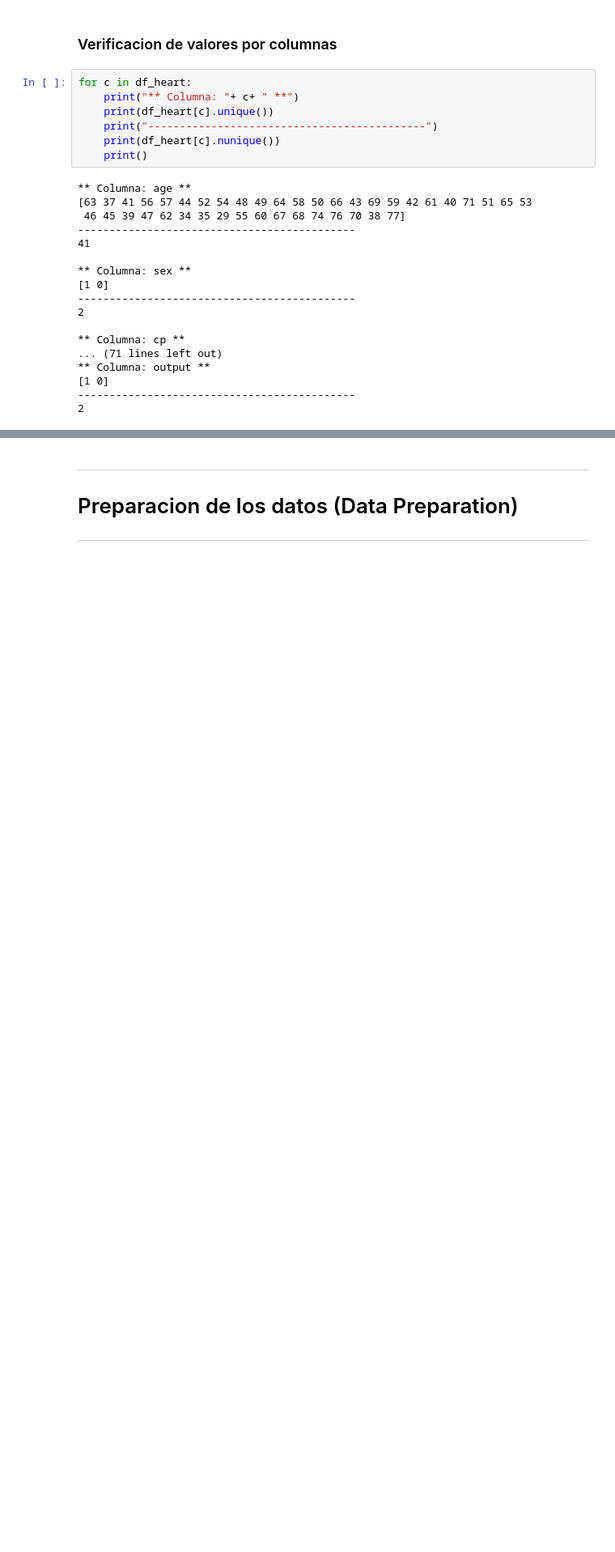
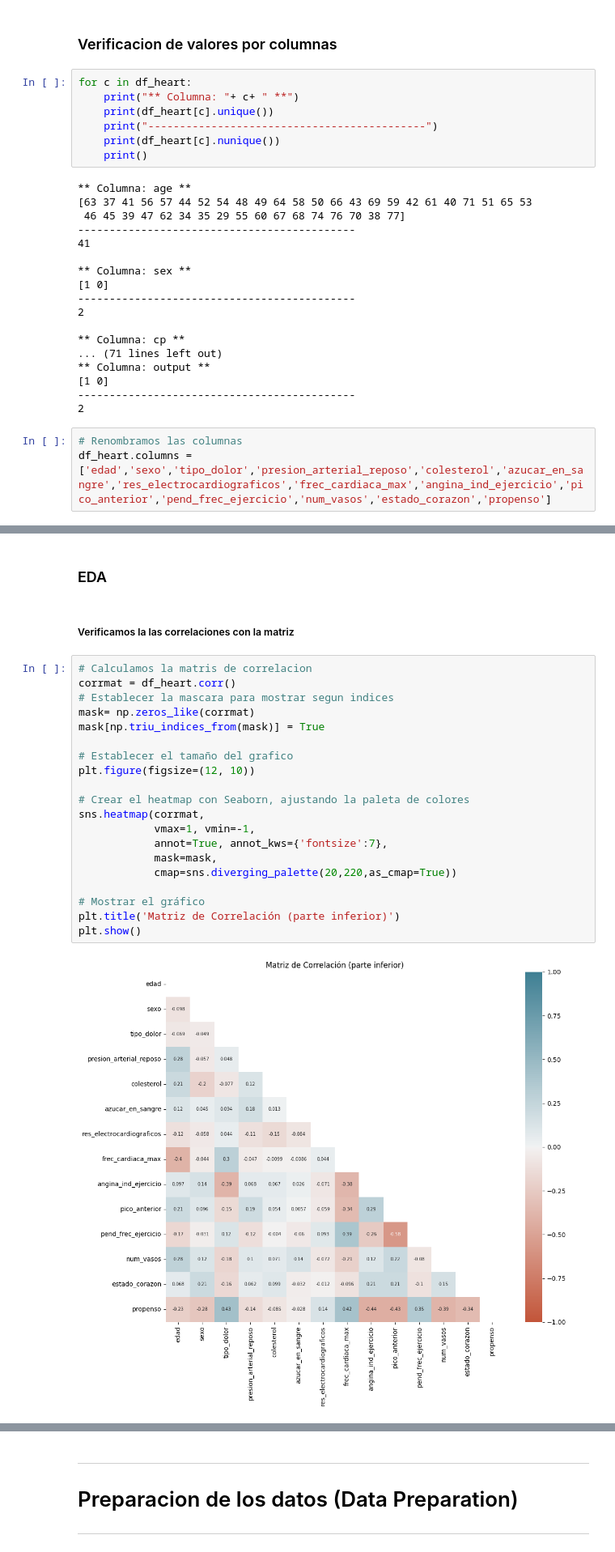
Before and after one commit to carlos1680/obligatorioML2, a Jupyter notebook: obligatorioML2.ipynb, the cells around one changed output, grey strips where cells are left out. Shown at 81% size. Cells and saved outputs as stored; diff of their text form; blank space fills up the shorter version.

```diff
--- a/obligatorioML2.ipynb
+++ b/obligatorioML2.ipynb
@@ -277,3 +322,6 @@ for c in df_heart:
 [1 0]
 --------------------------------------------
 2
+# %%
+# Renombramos las columnas
+df_heart.columns = ['edad','sexo','tipo_dolor','presion_arterial_reposo','colesterol','azucar_en_sangre','res_electrocardiograficos','frec_cardiaca_max','angina_ind_ejercicio','pico_anterior','pend_frec_ejercicio','num_vasos','estado_corazon','propenso']
@@ -279,0 +334,26 @@ for c in df_heart:
+# %% [markdown]
+### EDA
+# %% [markdown]
+##### Verificamos la las correlaciones con la matriz
+# %%
+# Calculamos la matris de correlacion
+corrmat = df_heart.corr()
+# Establecer la mascara para mostrar segun indices
+mask= np.zeros_like(corrmat)
+mask[np.triu_indices_from(mask)] = True
+
+# Establecer el tamaño del grafico
+plt.figure(figsize=(12, 10))
+
+# Crear el heatmap con Seaborn, ajustando la paleta de colores
+sns.heatmap(corrmat,
+            vmax=1, vmin=-1,
+            annot=True, annot_kws={'fontsize':7},
+            mask=mask,
+            cmap=sns.diverging_palette(20,220,as_cmap=True))
+
+# Mostrar el gráfico
+plt.title('Matriz de Correlación (parte inferior)')
+plt.show()
+# %% [output]
+[figure, added]
```
Also changed, not shown: parts of 12 cells of this notebook, 1 other file.
